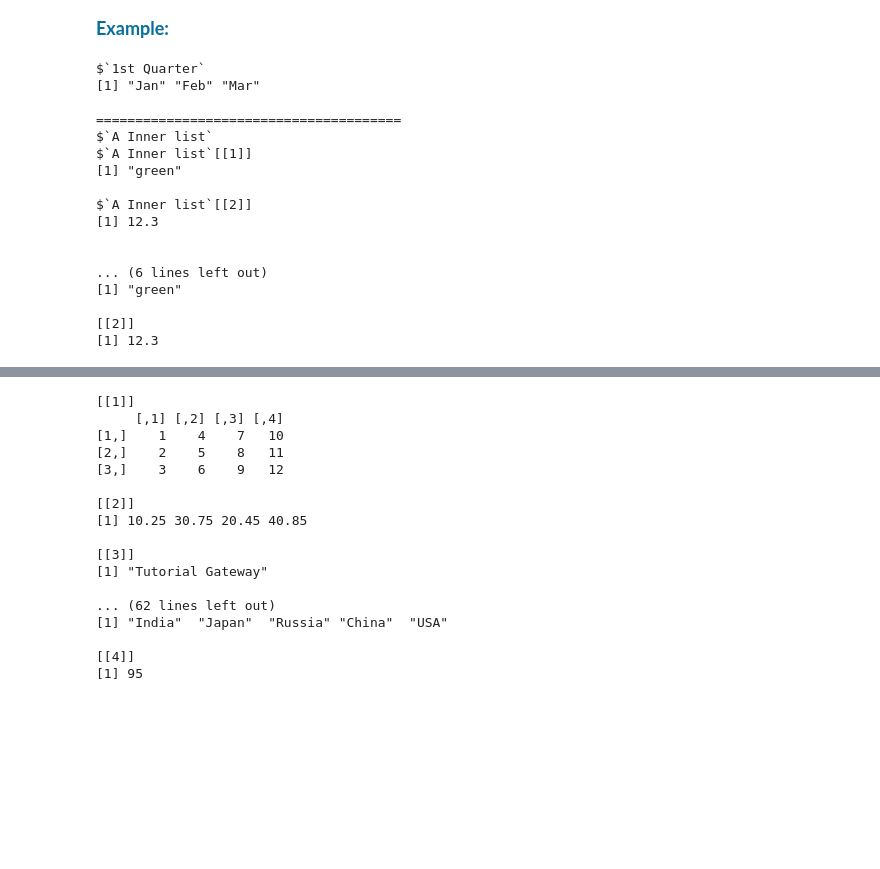
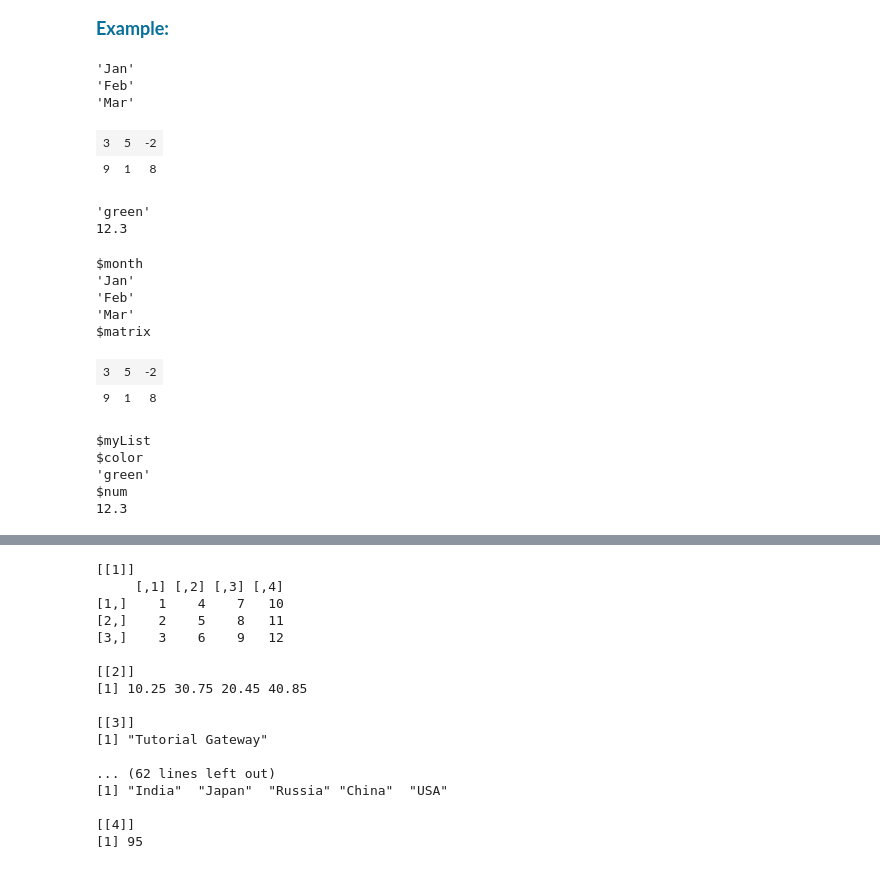
Before and after one commit to shirazipooya/RCourse, a Jupyter notebook: Week 04/R_12_Data_Structures_Lists.ipynb, the cells around one changed output, grey strips where cells are left out. Drawn from its saved outputs; the diff is of its cells as text; code cells hidden in the pictures; blank space fills up the shorter version.

```diff
--- a/Week 04/R_12_Data_Structures_Lists.ipynb
+++ b/Week 04/R_12_Data_Structures_Lists.ipynb
@@ -189,40 +227,32 @@ $`A Inner list`$number
 # %%
 # Create a list containing a vector, a matrix and a list.
 list_data <- list(c("Jan", "Feb", "Mar"),
                   matrix(data = c(3, 9, 5, 1, -2, 8), nrow = 2),
                   list("green", 12.3))
-
-# Give names to the elements in the list.
-names(list_data) <- c("1st Quarter", "A_Matrix", "A Inner list")
-
-# Access the first element of the list.
-print(list_data[1])
-cat("=======================================","\n")
-
-# Access the thrid element. As it is also a list, all its elements will be printed.
-print(list_data[3])
-cat("=======================================","\n")
-
-# Access the list element using the name of the element.
-print(list_data$A_Matrix)
-cat("=======================================","\n")
-
-print(list_data$`A Inner list`)
+list_data
 # %% [output]
-$`1st Quarter`
-[1] "Jan" "Feb" "Mar"
-
-=======================================
-$`A Inner list`
-$`A Inner list`[[1]]
-[1] "green"
-
-$`A Inner list`[[2]]
-[1] 12.3
-
-
-... (6 lines left out)
-[1] "green"
-
-[[2]]
-[1] 12.3
+'Jan'
+'Feb'
+'Mar'
+| 3 | 5 | -2 |
+| 9 | 1 | 8 |
+'green'
+12.3
+# %%
+# Give names to the elements in the list.
+names(list_data) <- c("month", "matrix", "myList")
+names(list_data$myList) <- c("color", "num")
+list_data
+# %% [output]
+$month
+'Jan'
+'Feb'
+'Mar'
+$matrix
+| 3 | 5 | -2 |
+| 9 | 1 | 8 |
+$myList
+$color
+'green'
+$num
+12.3
```
Also changed, not shown: parts of 11 cells of this notebook, 3 other files.
